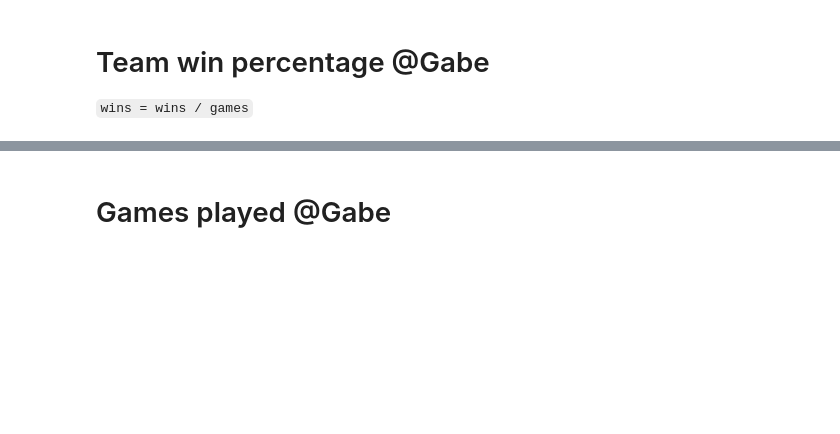
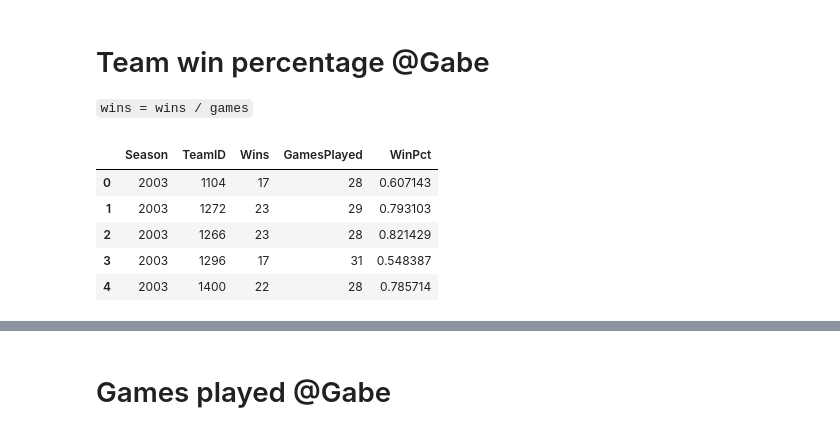
Before and after one commit to Barderus/MarchMadness-Kaggle, a Jupyter notebook: notebooks/EDA.ipynb, the cells around one changed output, grey strips where cells are left out. Saved outputs shown, nothing was run; the diff lists cells and outputs as text; code cells hidden in the pictures; blank space fills up the shorter version.

```diff
--- a/notebooks/EDA.ipynb
+++ b/notebooks/EDA.ipynb
@@ -137,10 +143,14 @@ winner_df = pd.DataFrame({
     "Steals": df_men["W_Steals"],
     "Blocks": df_men["W_Blocks"],
     "PersonalFouls": df_men["W_PersonalFouls"],
-    "W_TotalRebounds": df_men["W_TotalRebounds"],
-    "W_ReboundPct": df_men["W_ReboundPct"],
-    "W_OffensiveReboundPct": df_men["W_OffensiveReboundPct"],
-    "W_DefensiveReboundPct": df_men["W_DefensiveReboundPct"],
+    "TotalRebounds": df_men["W_TotalRebounds"],
+    "ReboundPct": df_men["W_ReboundPct"],
+    "OffensiveReboundPct": df_men["W_OffensiveReboundPct"],
+    "DefensiveReboundPct": df_men["W_DefensiveReboundPct"],
+    "OpponentTurnovers": df_men["L_Turnovers"],
+    "OpponentTotalRebounds": df_men["L_TotalRebounds"],
+    "TurnoverMargin": df_men["W_TurnoverMargin"],
+    "ReboundMargin": df_men["W_ReboundMargin"],
 })
 winner_df.head(5)
 # %% [output]
@@ -401,8 +428,8 @@ Name: AssistTurnoverRto, dtype: float64
 # %% [markdown]
 # Points per game @Gabe
 # %%
-games_men["TtlPoints"] = games_men["PointsAgainst"] + games_men["PointsFor"]
-games_men["TtlPoints"].head(5)
+games_men["GameTotalPoints"] = games_men["PointsAgainst"] + games_men["PointsFor"]
+games_men["GameTotalPoints"].head(5)
 # %% [output]
 0    130
 1    133
@@ -492,3 +503,16 @@ Name: NetRating, dtype: float64
 # %% [markdown]
 # Team win percentage @Gabe
 `wins = wins / games`
+# %%
+games_men["GamesPlayed"] = games_men.groupby(["Season", "TeamID"])["Win"].transform("count")
+# %%
+games_men["Wins"] = games_men.groupby(["Season", "TeamID"])["Win"].transform("sum")
+games_men["WinPct"] = games_men["Wins"] / games_men["GamesPlayed"]
+games_men[["Season","TeamID","Wins","GamesPlayed","WinPct"]].head()
+# %% [output]
+|  | Season | TeamID | Wins | GamesPlayed | WinPct |
+| 0 | 2003 | 1104 | 17 | 28 | 0.607143 |
+| 1 | 2003 | 1272 | 23 | 29 | 0.793103 |
+| 2 | 2003 | 1266 | 23 | 28 | 0.821429 |
+| 3 | 2003 | 1296 | 17 | 31 | 0.548387 |
+| 4 | 2003 | 1400 | 22 | 28 | 0.785714 |
```
Also changed, not shown: parts of 13 cells of this notebook.
